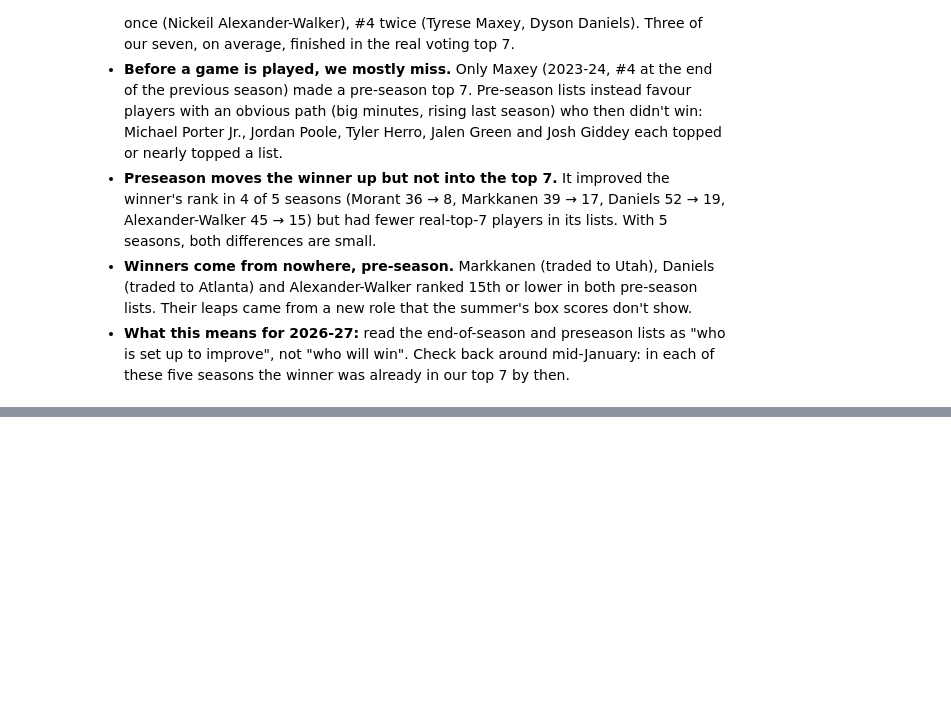
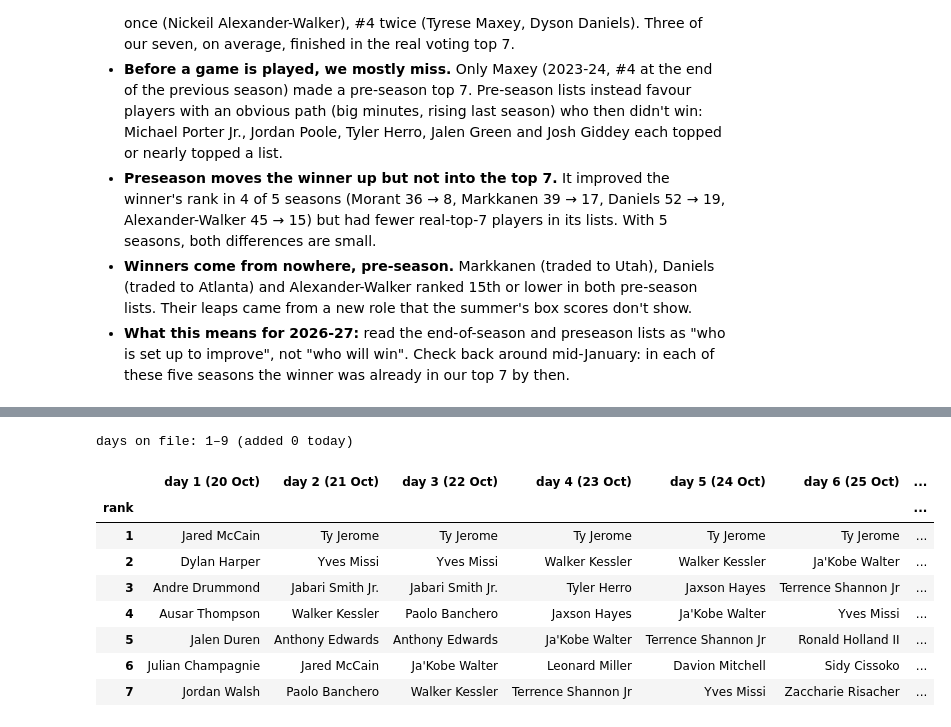
Before and after one commit to dan-j-e/unicorn-hunting, a Jupyter notebook: notebooks/10_2_live_mip_race.ipynb, the cells around one changed output, grey strips where cells are left out. Drawn from its saved outputs; the diff is of its cells as text; code cells hidden in the pictures; blank space fills up the shorter version.

```diff
--- a/notebooks/10_2_live_mip_race.ipynb
+++ b/notebooks/10_2_live_mip_race.ipynb
@@ -527,0 +537,39 @@ fig.savefig(FIG_DIR / "10_2_backtest_five_seasons.png", dpi=150, bbox_inches="ti
+# %%
+# DAILY_BOARD
+DAILY_PATH = PROJECT_ROOT / "data" / "processed" / "mip_race_daily_2026_27.parquet"
+SETTINGS = f"features={EARLY}|l2={L2}|rules=1+ prior season, half of team games, no previous winners"
+
+def board_for_day(day_index):
+    """Full leaderboard after `day_index` days (0 = opening night), using only games up to that day."""
+    c = race(day_index)
+    h, t = c[c["season"] != LIVE], c[c["season"] == LIVE].copy()
+    t["chance"] = ChoiceModel(EARLY, L2).fit(h).predict_proba(t)
+    t["rank"] = t["chance"].rank(ascending=False, method="first").astype(int)
+    t["day"] = day_index + 1
+    t["date"] = live_games["game_date"].min() + pd.Timedelta(days=day_index)
+    return t[["day", "date", "player_id", "player_name", "team", "games", "ppg", "base_ppg", "game_score", "base_game_score", "mpg", "base_mpg", "chance", "rank"]]
+
+daily = pd.read_parquet(DAILY_PATH) if DAILY_PATH.exists() else pd.DataFrame()
+if len(daily) and (daily["settings"].iloc[0] != SETTINGS):
+    print("model settings changed: rebuilding from day 1"); daily = pd.DataFrame()
+done = set(daily["day"]) if len(daily) else set()
+new = [board_for_day(d).assign(settings=SETTINGS) for d in range(DAY_NOW + 1) if d + 1 not in done]
+if new:
+    daily = pd.concat([daily, *new], ignore_index=True).sort_values(["day", "rank"])
+    daily.to_parquet(DAILY_PATH, index=False)
+print(f"days on file: 1–{daily['day'].max()} (added {len(new)} today)")
+
+top7 = daily[daily["rank"] <= 7].pivot(index="rank", columns="day", values="player_name")
+top7.columns = [f"day {d} ({daily.loc[daily['day'] == d, 'date'].iloc[0]:%d %b})" for d in top7.columns]
+top7
+# %% [output]
+days on file: 1–9 (added 0 today)
+|  | day 1 (20 Oct) | day 2 (21 Oct) | day 3 (22 Oct) | day 4 (23 Oct) | day 5 (24 Oct) | day 6 (25 Oct) | ... |
+| rank |  |  |  |  |  |  | ... |
+| 1 | Jared McCain | Ty Jerome | Ty Jerome | Ty Jerome | Ty Jerome | Ty Jerome | ... |
+| 2 | Dylan Harper | Yves Missi | Yves Missi | Walker Kessler | Walker Kessler | Ja'Kobe Walter | ... |
+| 3 | Andre Drummond | Jabari Smith Jr. | Jabari Smith Jr. | Tyler Herro | Jaxson Hayes | Terrence Shannon Jr | ... |
+| 4 | Ausar Thompson | Walker Kessler | Paolo Banchero | Jaxson Hayes | Ja'Kobe Walter | Yves Missi | ... |
+| 5 | Jalen Duren | Anthony Edwards | Anthony Edwards | Ja'Kobe Walter | Terrence Shannon Jr | Ronald Holland II | ... |
+| 6 | Julian Champagnie | Jared McCain | Ja'Kobe Walter | Leonard Miller | Davion Mitchell | Sidy Cissoko | ... |
+| 7 | Jordan Walsh | Paolo Banchero | Walker Kessler | Terrence Shannon Jr | Yves Missi | Zaccharie Risacher | ... |
```
Also changed, not shown: parts of 4 cells of this notebook, 2 other files.
